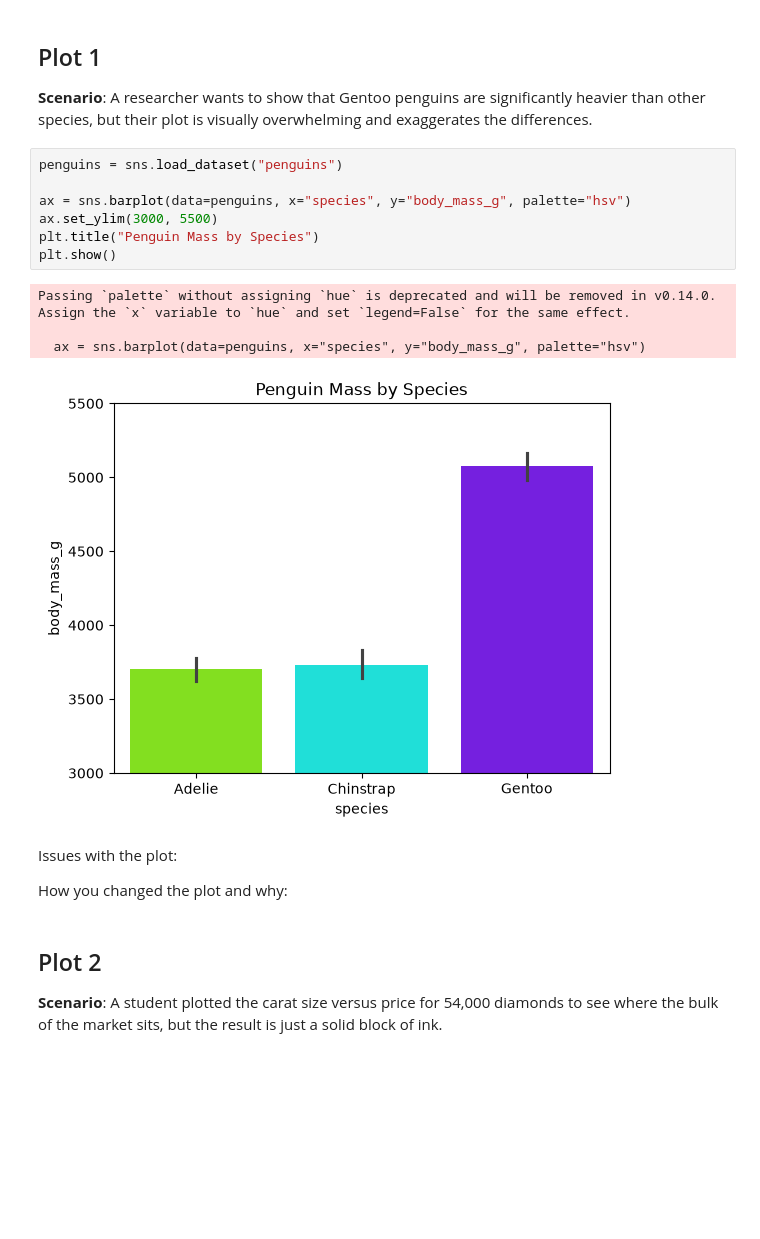
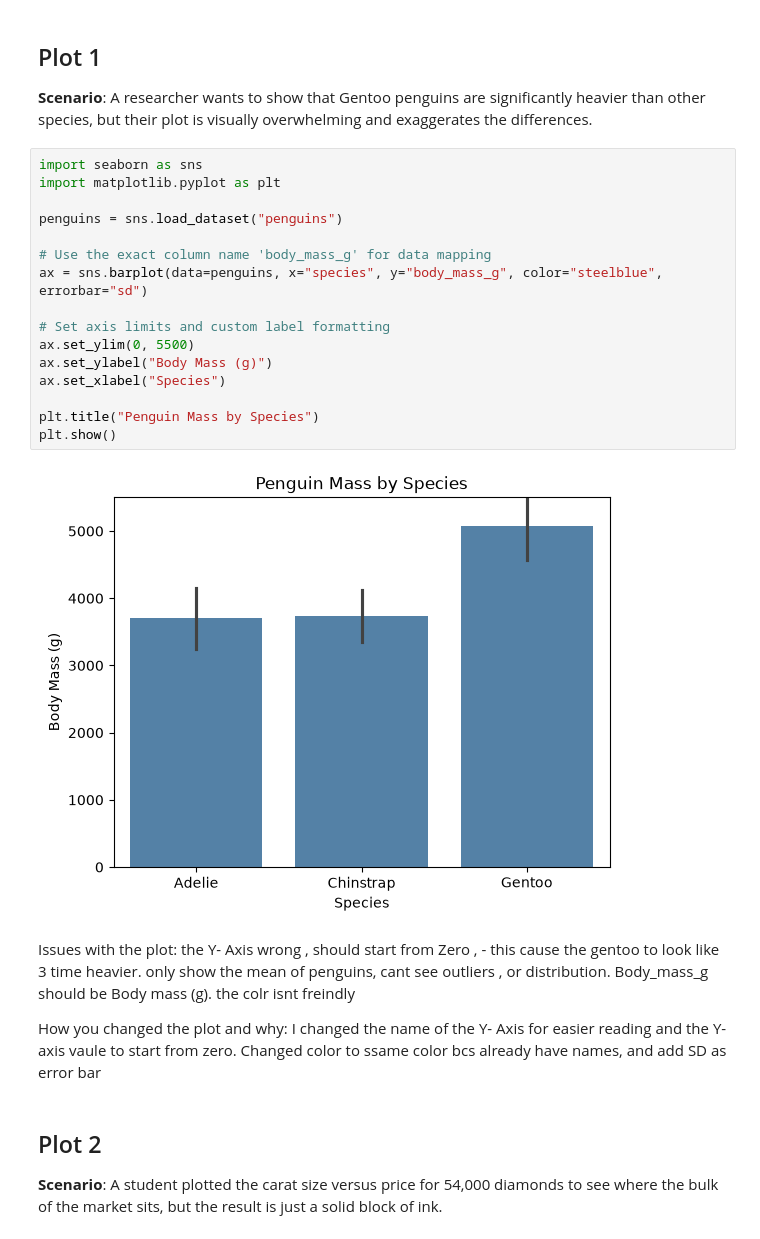
Before and after one commit to Ihatesnotsgobbler/cmpsc105-lab05, a Jupyter notebook: lab05.ipynb, the cells around one changed output. Drawn from its saved outputs; the diff is of its cells as text; blank space fills up the shorter version.

```diff
--- a/lab05.ipynb
+++ b/lab05.ipynb
@@ -19,22 +19,29 @@ import matplotlib.pyplot as plt
 
 **Scenario**: A researcher wants to show that Gentoo penguins are significantly heavier than other species, but their plot is visually overwhelming and exaggerates the differences.
 # %%
+import seaborn as sns
+import matplotlib.pyplot as plt
+
 penguins = sns.load_dataset("penguins")
 
-ax = sns.barplot(data=penguins, x="species", y="body_mass_g", palette="hsv")
-ax.set_ylim(3000, 5500)
+# Use the exact column name 'body_mass_g' for data mapping
+ax = sns.barplot(data=penguins, x="species", y="body_mass_g", color="steelblue", errorbar="sd")
+
+# Set axis limits and custom label formatting
+ax.set_ylim(0, 5500)
+ax.set_ylabel("Body Mass (g)")
+ax.set_xlabel("Species")
+
 plt.title("Penguin Mass by Species")
 plt.show()
 # %% [output]
-Passing `palette` without assigning `hue` is deprecated and will be removed in v0.14.0. Assign the `x` variable to `hue` and set `legend=False` for the same effect.
-
-  ax = sns.barplot(data=penguins, x="species", y="body_mass_g", palette="hsv")
-[figure, old version]
+[figure, new version]
 # %% [markdown]
-Issues with the plot:
+Issues with the plot: the Y- Axis wrong , should start from Zero , - this cause the gentoo to look like 3 time heavier. only show the mean of penguins, cant see outliers , or distribution. Body_mass_g should be Body mass (g). the colr isnt freindly
 
 
 How you changed the plot and why:
+I changed the name of the Y- Axis for easier reading and  the Y-axis vaule to start from zero. Changed color to ssame color bcs already have names, and add SD as error bar
 # %% [markdown]
 ## Plot 2
 
```
Also changed, not shown: parts of 7 cells of this notebook.
